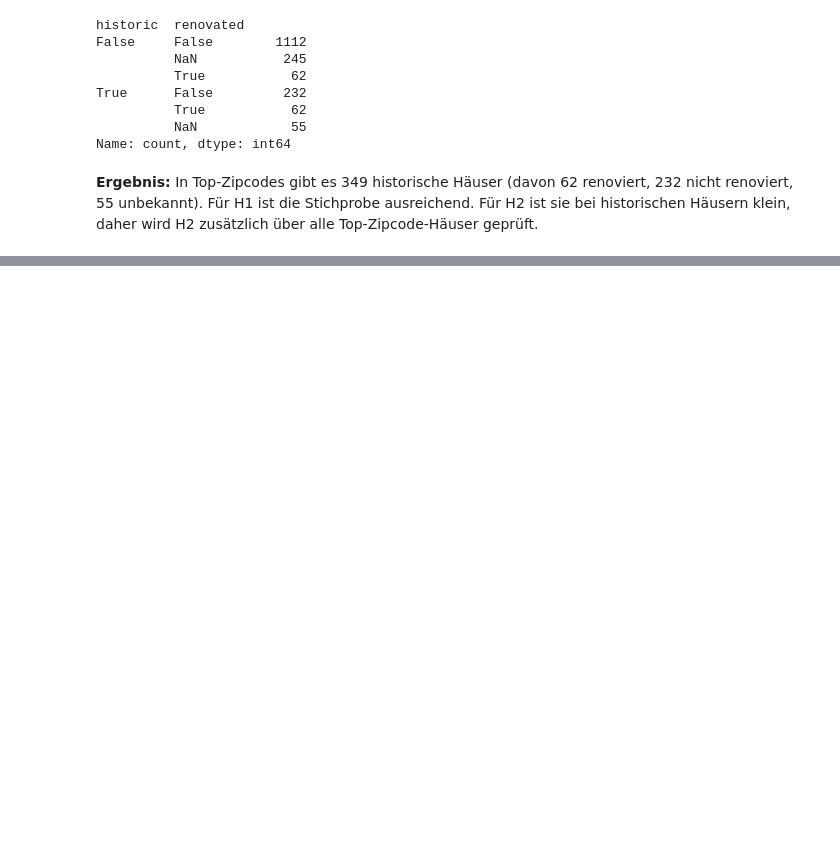
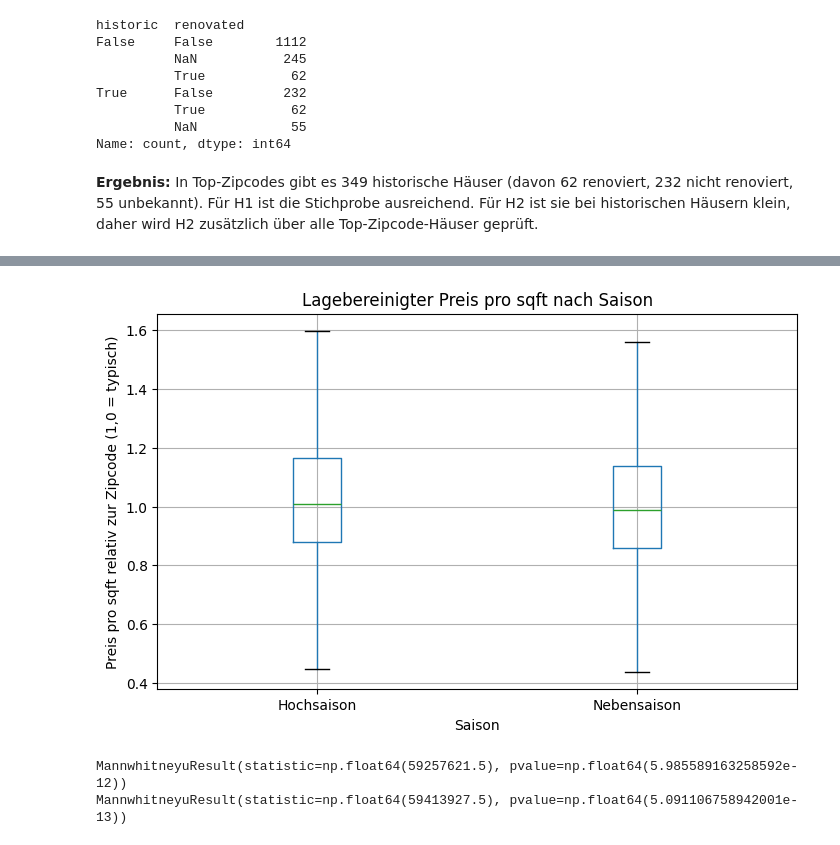
Before and after one commit to andreasfmuel-de/EDA---Project-, a Jupyter notebook: 04_eda.ipynb, the cells around one changed output, grey strips where cells are left out. Saved outputs shown, nothing was run; the diff lists cells and outputs as text; code cells hidden in the pictures; blank space fills up the shorter version.

```diff
--- a/04_eda.ipynb
+++ b/04_eda.ipynb
@@ -251,0 +497,19 @@ Für H2 ist sie bei historischen Häusern klein, daher wird H2 zusätzlich über
+# %%
+# Boxplot des lagebereinigten Preises pro sqft für Hochsaison vs. Nebensaison
+df.boxplot(column="ppsf_rel_all", by="season", showfliers=False)
+plt.title("Lagebereinigter Preis pro sqft nach Saison")
+plt.suptitle("")
+plt.xlabel("Saison")
+plt.ylabel("Preis pro sqft relativ zur Zipcode (1,0 = typisch)")
+plt.show()
+# %% [output]
+[figure, added]
+# %%
+# Mann-Whitney-U-Test: Ist der Preis in der Hochsaison höher? (einmal absoluter Preis, einmal lagebereinigt)
+hoch = df[df["season"] == "Hochsaison"]
+neben = df[df["season"] == "Nebensaison"]
+print(mannwhitneyu(hoch["price"], neben["price"], alternative="greater"))
+print(mannwhitneyu(hoch["ppsf_rel_all"], neben["ppsf_rel_all"], alternative="greater"))
+# %% [output]
+MannwhitneyuResult(statistic=np.float64(59257621.5), pvalue=np.float64(5.985589163258592e-12))
+MannwhitneyuResult(statistic=np.float64(59413927.5), pvalue=np.float64(5.091106758942001e-13))
```
Also changed, not shown: parts of 49 cells of this notebook, 12 other files.
